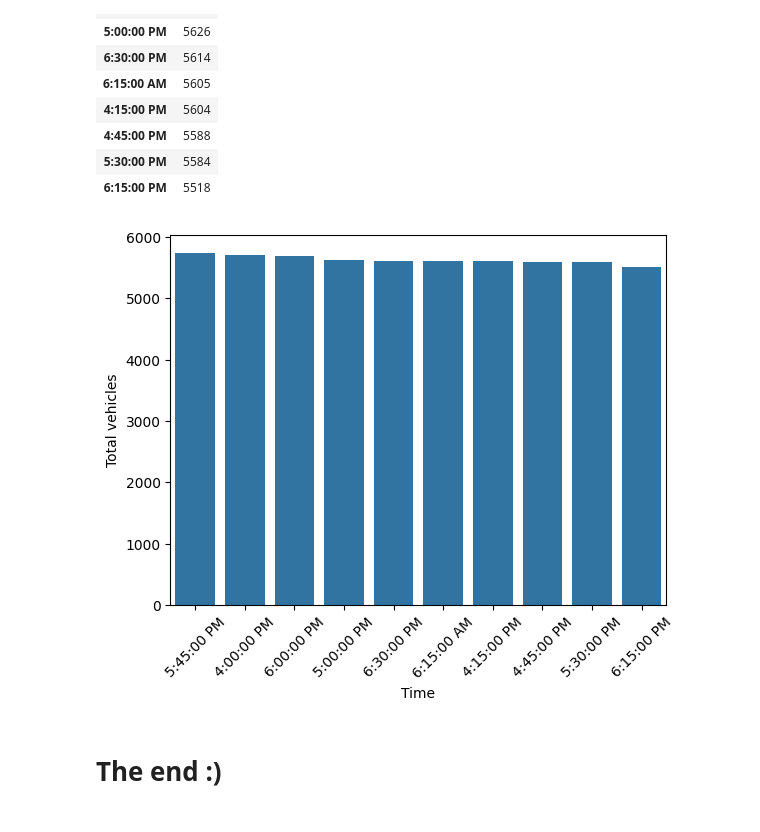
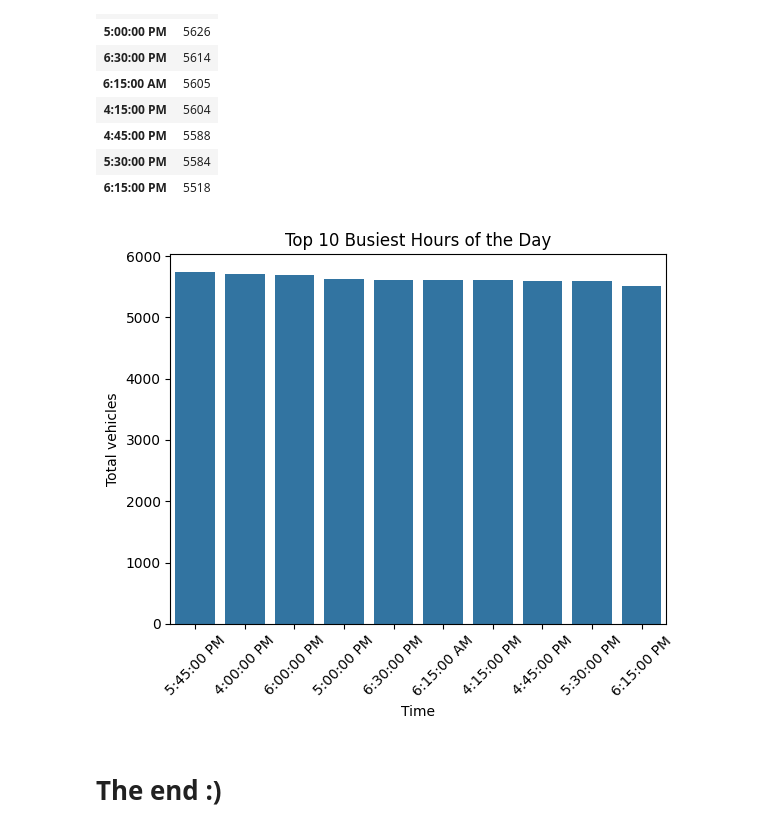
Before and after one commit to Mkaljermy/traffic-assim, a Jupyter notebook: ass1.ipynb, the cells around one changed output. Drawn from its saved outputs; the diff is of its cells as text; code cells hidden in the pictures.

```diff
--- a/ass1.ipynb
+++ b/ass1.ipynb
@@ -121,11 +125,12 @@ df
 | 6:15:00 PM | 5518 |
 # %%
 sns.barplot(x = 'Time', y = 'Total', data = df)
+plt.title("Top 10 Busiest Hours of the Day")
 plt.xlabel('Time')
 plt.ylabel("Total vehicles")
 plt.xticks(rotation=45)
 plt.show()
 # %% [output]
-[figure, old version]
+[figure, new version]
 # %% [markdown]
 # The end :)
```
Also changed, not shown: parts of 5 cells of this notebook.
